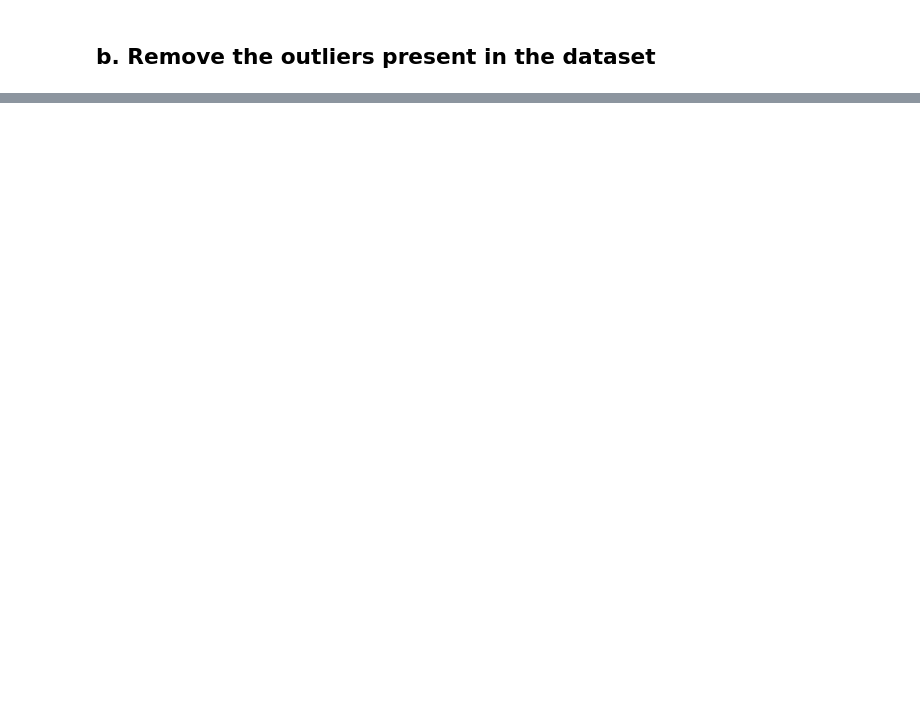
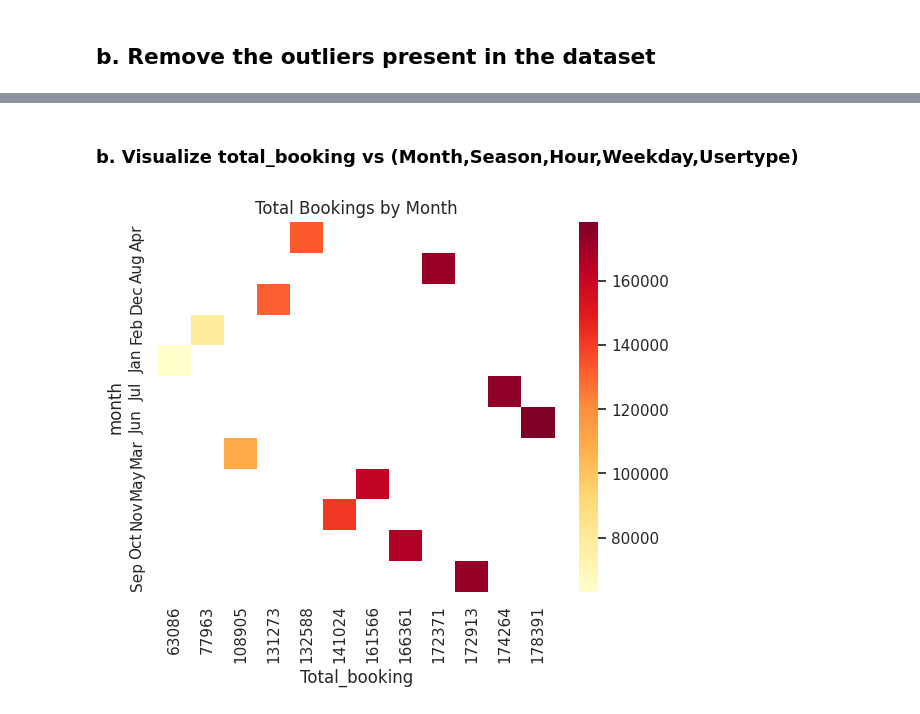
Before and after one commit to ypslearnings/CabBookingSystem, a Jupyter notebook: CabBookingSystem.ipynb, the cells around one changed output, grey strips where cells are left out. Saved outputs shown, nothing was run; the diff lists cells and outputs as text; code cells hidden in the pictures; blank space fills up the shorter version.

```diff
--- a/CabBookingSystem.ipynb
+++ b/CabBookingSystem.ipynb
@@ -424,0 +386,2 @@ The maximum limit is : 36.0
+# %% [markdown]
+### b. Visualize total_booking vs (Month,Season,Hour,Weekday,Usertype)
@@ -424,0 +391,12 @@ The maximum limit is : 36.0
+# %%
+# Visualize
+sns.set(style="white")
+df_month = train_df.groupby(['month']).agg({'Total_booking': 'sum'}).reset_index()
+df_month['month'] = df_month['month'].apply(lambda x: calendar.month_abbr[x])
+sorted(df_month['month'])
+df_month = df_month.pivot(index='month', columns='Total_booking', values='Total_booking')
+sns.heatmap(df_month, cmap='YlOrRd')
+plt.title('Total Bookings by Month')
+plt.show()
+# %% [output]
+[figure, added]
```
Also changed, not shown: parts of 49 cells of this notebook.
